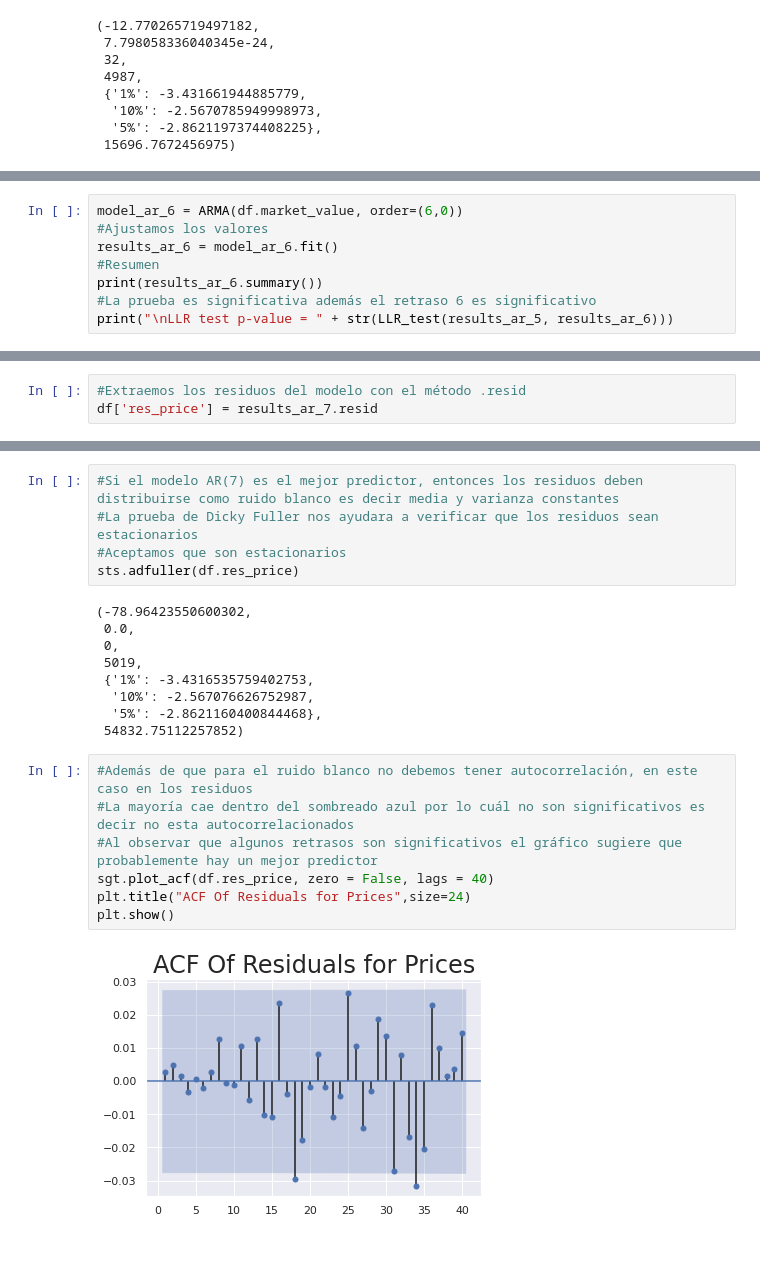
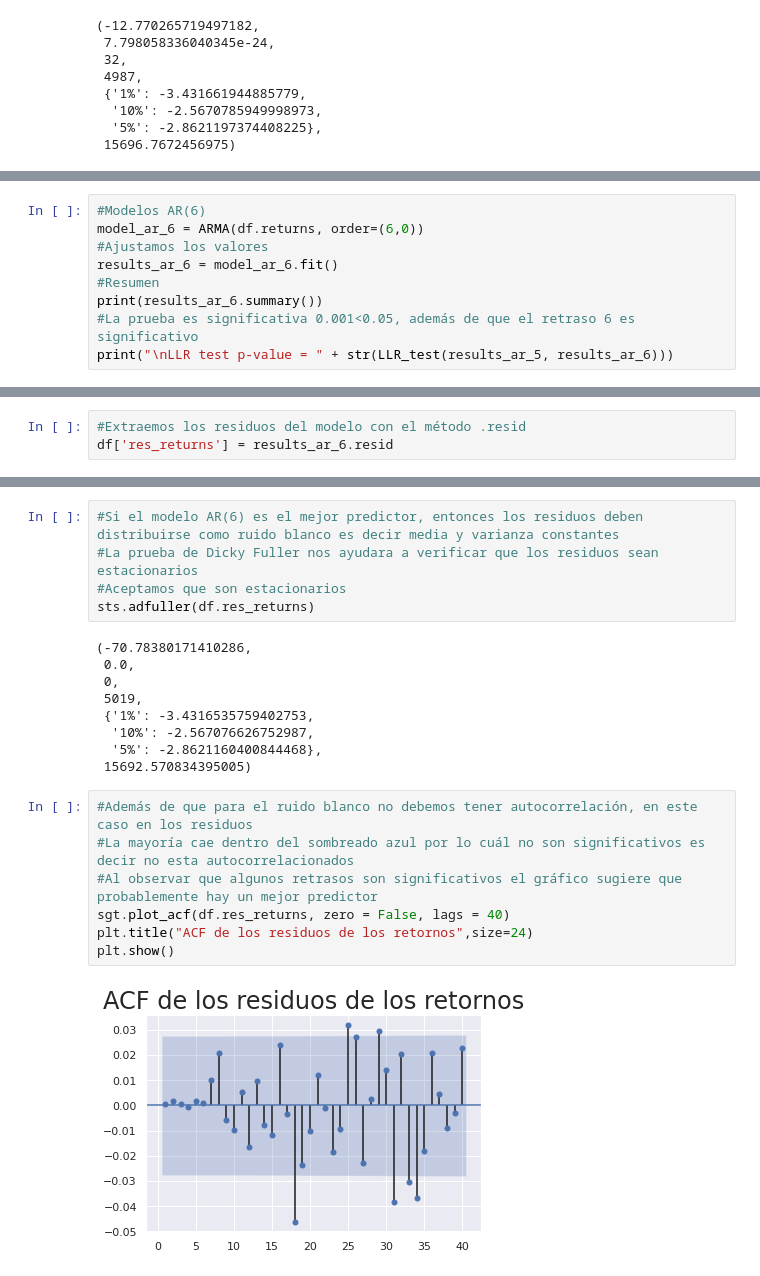
Before and after one commit to virf96/Proyectos, a Jupyter notebook: Consideraciones_y_Modelo_autorregresivo_AR_Precios.ipynb, the cells around one changed output, grey strips where cells are left out. Cells and saved outputs as stored; diff of their text form.

```diff
--- a/Consideraciones_y_Modelo_autorregresivo_AR_Precios.ipynb
+++ b/Consideraciones_y_Modelo_autorregresivo_AR_Precios.ipynb
@@ -756,10 +770,11 @@ LLR test p-value = 0.029
 # %%
-model_ar_6 = ARMA(df.market_value, order=(6,0))
+#Modelos AR(6)
+model_ar_6 = ARMA(df.returns, order=(6,0))
 #Ajustamos los valores
 results_ar_6 = model_ar_6.fit()
 #Resumen
 print(results_ar_6.summary())
-#La prueba es significativa además el retraso 6 es significativo
+#La prueba es significativa 0.001<0.05, además de que el retraso 6 es significativo
 print("\nLLR test p-value = " + str(LLR_test(results_ar_5, results_ar_6)))
 # %% [output]
                               ARMA Model Results
@@ -839,7 +857,7 @@ print("LLR test: " + str(LLR_test(results_ar_4, results_ar_7, DF = 3)))
 LLR test: 0.0
 # %%
 #Extraemos los residuos del modelo con el método .resid
-df['res_price'] = results_ar_7.resid
+df['res_returns'] = results_ar_6.resid
 # %%
 df.head()
 # %% [output]
@@ -853,26 +871,26 @@ df.head()
 # %%
-#Si el modelo AR(7) es el mejor predictor, entonces los residuos deben distribuirse como ruido blanco es decir media y varianza constantes
+#Si el modelo AR(6) es el mejor predictor, entonces los residuos deben distribuirse como ruido blanco es decir media y varianza constantes
 #La prueba de Dicky Fuller nos ayudara a verificar que los residuos sean estacionarios
 #Aceptamos que son estacionarios
-sts.adfuller(df.res_price)
+sts.adfuller(df.res_returns)
 # %% [output]
-(-78.96423550600302,
+(-70.78380171410286,
  0.0,
  0,
  5019,
  {'1%': -3.4316535759402753,
   '10%': -2.567076626752987,
   '5%': -2.8621160400844468},
- 54832.75112257852)
+ 15692.570834395005)
 # %%
 #Además de que para el ruido blanco no debemos tener autocorrelación, en este caso en los residuos
 #La mayoría cae dentro del sombreado azul por lo cuál no son significativos es decir no esta autocorrelacionados
 #Al observar que algunos retrasos son significativos el gráfico sugiere que probablemente hay un mejor predictor
-sgt.plot_acf(df.res_price, zero = False, lags = 40)
-plt.title("ACF Of Residuals for Prices",size=24)
+sgt.plot_acf(df.res_returns, zero = False, lags = 40)
+plt.title("ACF de los residuos de los retornos",size=24)
 plt.show()
 # %% [output]
-[figure, old version]
+[figure, new version]
 # %%
 #Veamos un gráfico de los residuos
 #La gráfica se asemeja a ruido blanco es decir no hay ningún patrón
```
Also changed, not shown: parts of 16 cells of this notebook.
